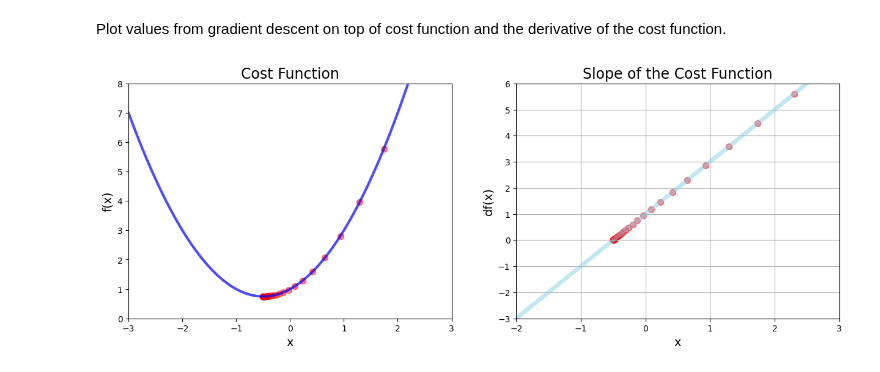
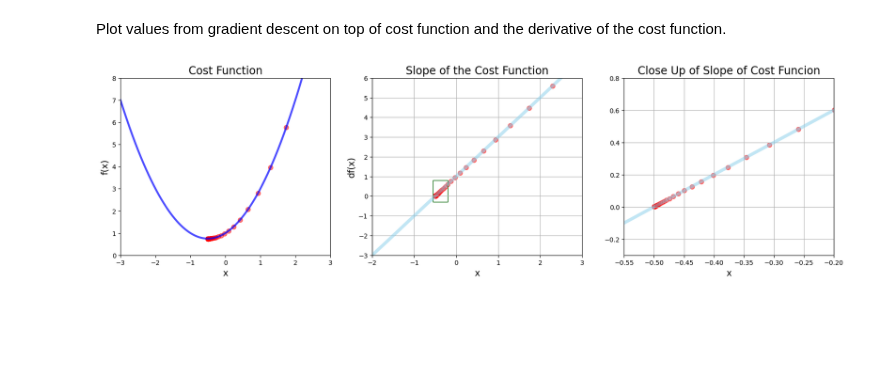
Before and after one commit to srofe/MLBootcamp, a Jupyter notebook: 03-GradientDescent/GradientDescent.ipynb, the cells around one changed output. Cells and saved outputs as stored; diff of their text form; code cells hidden in the pictures; blank space fills up the shorter version.

Commit message:
Add close up plot and rectangle overlay
This shows a zoomed in section of the Slope of the Cost Function plot.
Also adds a rectangle on that plot to show the area of the close up.

```diff
--- a/03-GradientDescent/GradientDescent.ipynb
+++ b/03-GradientDescent/GradientDescent.ipynb
@@ -96,29 +97,42 @@ f(x) value or cost at this point:  0.7500001385208099
 # %% [markdown]
 Plot values from gradient descent on top of cost function and the derivative of the cost function.
 # %%
-plt.figure(figsize=(15, 5))
+plt.figure(figsize=(20, 5))
 
-plt.subplot(1, 2, 1)
+plt.subplot(1, 3, 1)
 plt.title('Cost Function', fontsize=17)
 plt.xlabel('x', fontsize=14)
 plt.ylabel('f(x)', fontsize=14)
 plt.xlim(-3, 3)
 plt.ylim(0, 8)
 
 plt.plot(xData, f(xData), color='blue', linewidth=3, alpha=0.7)
 values = np.array(x_values)
 plt.scatter(x_values, f(values), color='red', s=50, alpha=0.5)
 
-plt.subplot(1, 2, 2)
+plt.subplot(1, 3, 2)
 plt.title('Slope of the Cost Function', fontsize=17)
 plt.xlabel('x', fontsize=14)
 plt.ylabel('df(x)', fontsize=14)
 plt.xlim(-2, 3)
 plt.ylim(-3, 6)
 plt.grid()
 
 plt.plot(xData, df(xData), color='skyblue', linewidth=5, alpha=0.5)
 plt.scatter(x_values,  slope_list, color='red', s=50, alpha=0.5)
+plt.gca().add_patch(patch.Rectangle((-0.55, -0.3), width=0.35, height=1.1, fill=False, color='darkgreen'))
+
+plt.subplot(1, 3, 3)
+plt.title('Close Up of Slope of Cost Funcion', fontsize=17)
+plt.xlabel('x', fontsize=14)
+plt.xlim(-0.55, -0.2)
+plt.ylim(-0.3, 0.8)
+plt.grid()
+
+plt.plot(xData, df(xData), color='skyblue', linewidth=5, alpha=0.5)
+plt.scatter(x_values,  slope_list, color='red', s=50, alpha=0.5)
+
+
 plt.show()
 # %% [output]
-[figure, old version]
+[figure, new version]
```
Also changed, not shown: parts of 1 cell of this notebook.
